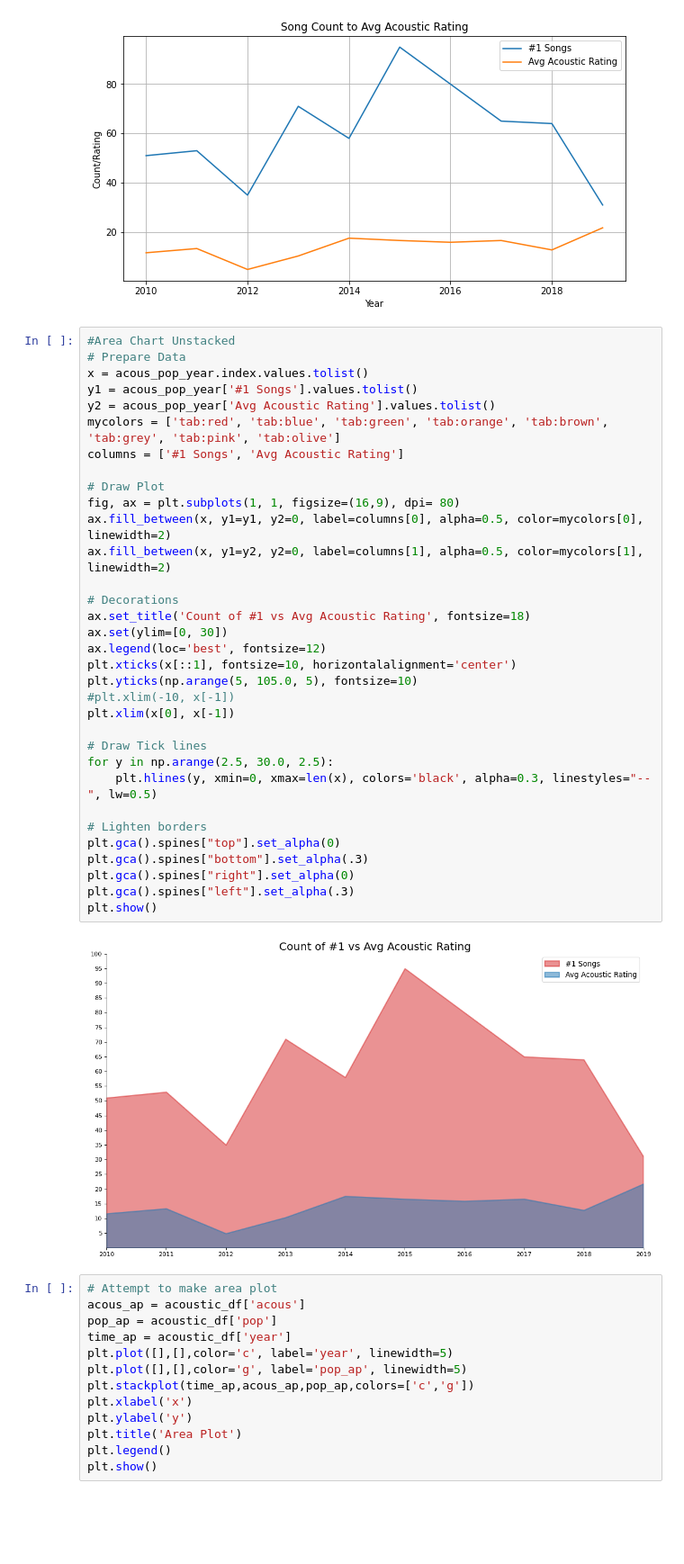
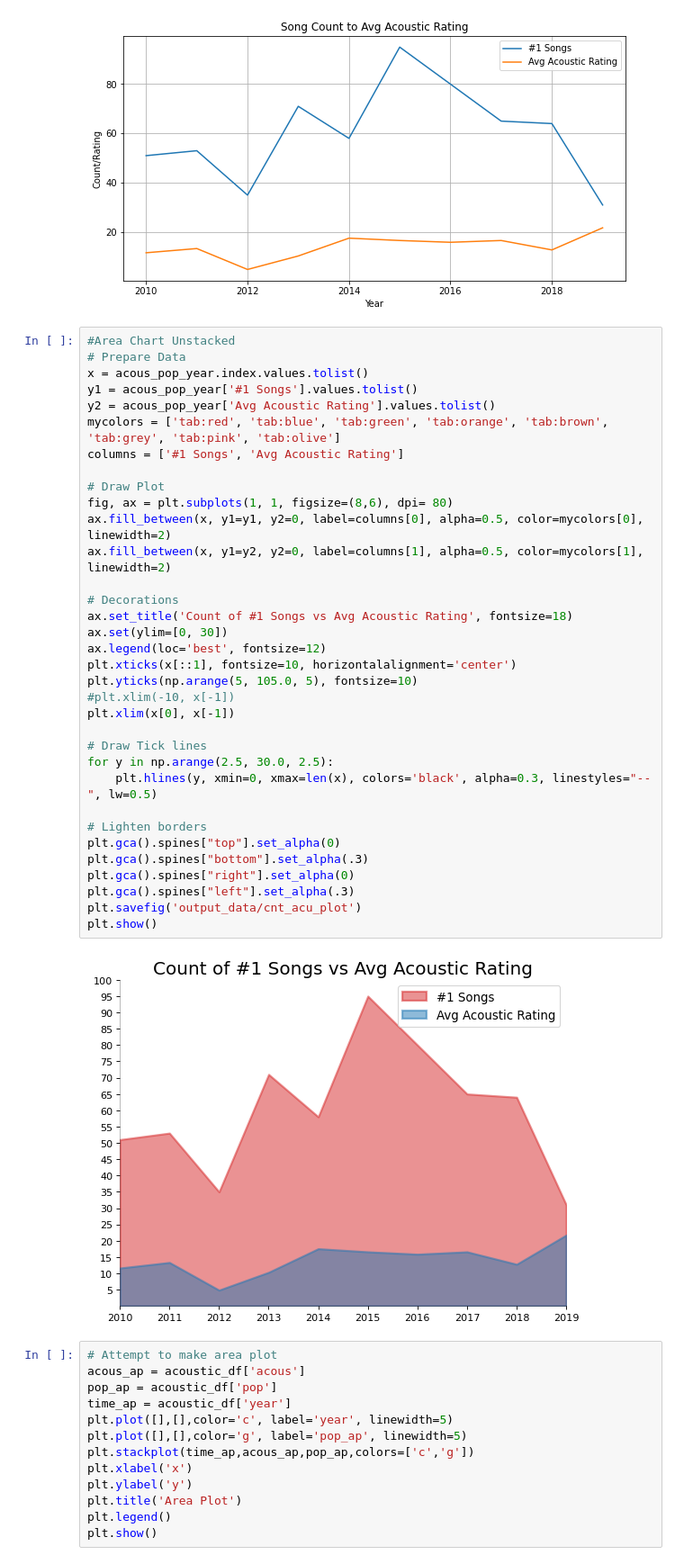
Before and after one commit to Boyder3113/Project_1, a Jupyter notebook: acoustic_data.ipynb, the cells around one changed output. Shown: that part at 90% size. Drawn from its saved outputs; the diff is of its cells as text; blank space fills up the shorter version.

Commit message:
update graphs, add out put folder and print png

```diff
--- a/acoustic_data.ipynb
+++ b/acoustic_data.ipynb
@@ -108,36 +132,37 @@ plt.grid()
 # Prepare Data
 x = acous_pop_year.index.values.tolist()
 y1 = acous_pop_year['#1 Songs'].values.tolist()
 y2 = acous_pop_year['Avg Acoustic Rating'].values.tolist()
 mycolors = ['tab:red', 'tab:blue', 'tab:green', 'tab:orange', 'tab:brown', 'tab:grey', 'tab:pink', 'tab:olive']
 columns = ['#1 Songs', 'Avg Acoustic Rating']
 
 # Draw Plot
-fig, ax = plt.subplots(1, 1, figsize=(16,9), dpi= 80)
+fig, ax = plt.subplots(1, 1, figsize=(8,6), dpi= 80)
 ax.fill_between(x, y1=y1, y2=0, label=columns[0], alpha=0.5, color=mycolors[0], linewidth=2)
 ax.fill_between(x, y1=y2, y2=0, label=columns[1], alpha=0.5, color=mycolors[1], linewidth=2)
 
 # Decorations
-ax.set_title('Count of #1 vs Avg Acoustic Rating', fontsize=18)
+ax.set_title('Count of #1 Songs vs Avg Acoustic Rating', fontsize=18)
 ax.set(ylim=[0, 30])
 ax.legend(loc='best', fontsize=12)
 plt.xticks(x[::1], fontsize=10, horizontalalignment='center')
 plt.yticks(np.arange(5, 105.0, 5), fontsize=10)
 #plt.xlim(-10, x[-1])
 plt.xlim(x[0], x[-1])
 
 # Draw Tick lines
 for y in np.arange(2.5, 30.0, 2.5):
     plt.hlines(y, xmin=0, xmax=len(x), colors='black', alpha=0.3, linestyles="--", lw=0.5)
 
 # Lighten borders
 plt.gca().spines["top"].set_alpha(0)
 plt.gca().spines["bottom"].set_alpha(.3)
 plt.gca().spines["right"].set_alpha(0)
 plt.gca().spines["left"].set_alpha(.3)
+plt.savefig('output_data/cnt_acu_plot')
 plt.show()
 # %% [output]
-[figure, old version]
+[figure, new version]
 # %%
 # Attempt to make area plot
 acous_ap = acoustic_df['acous']
```
Also changed, not shown: parts of 6 cells of this notebook, 4 other files.
